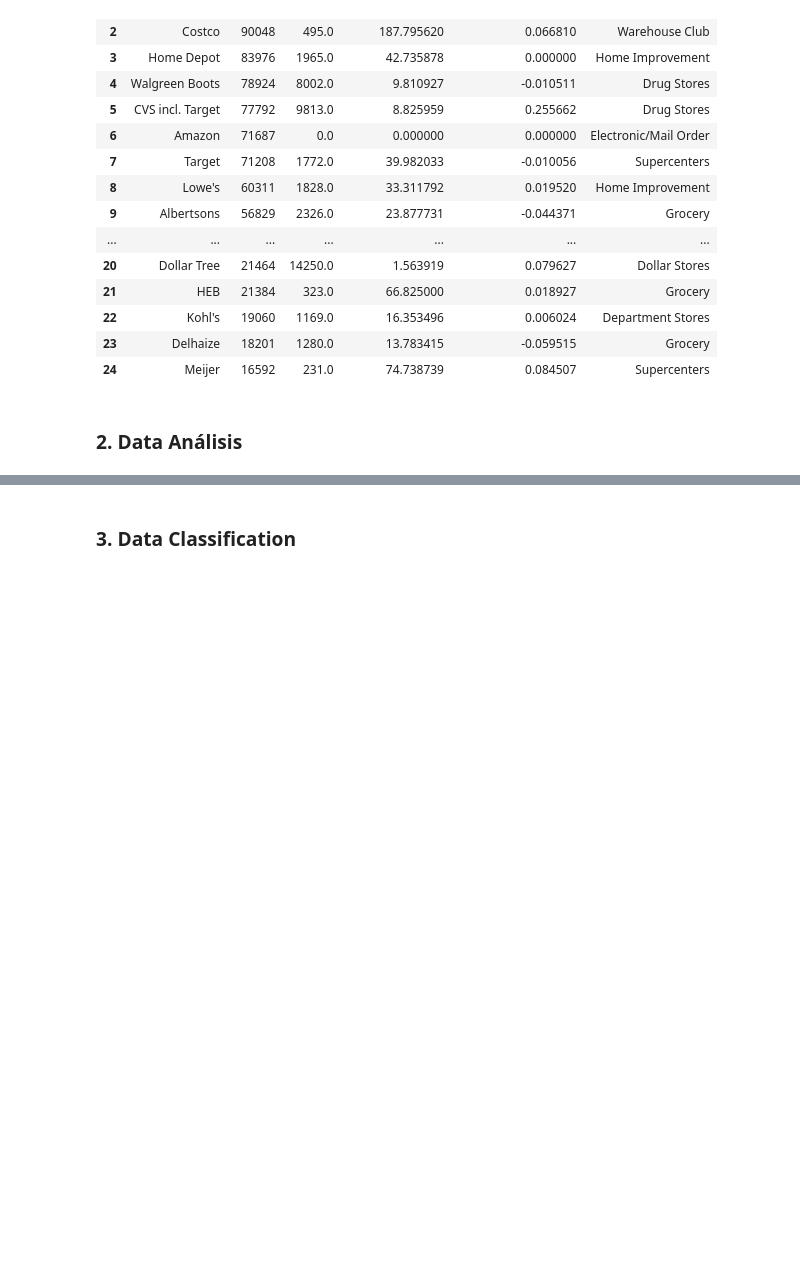
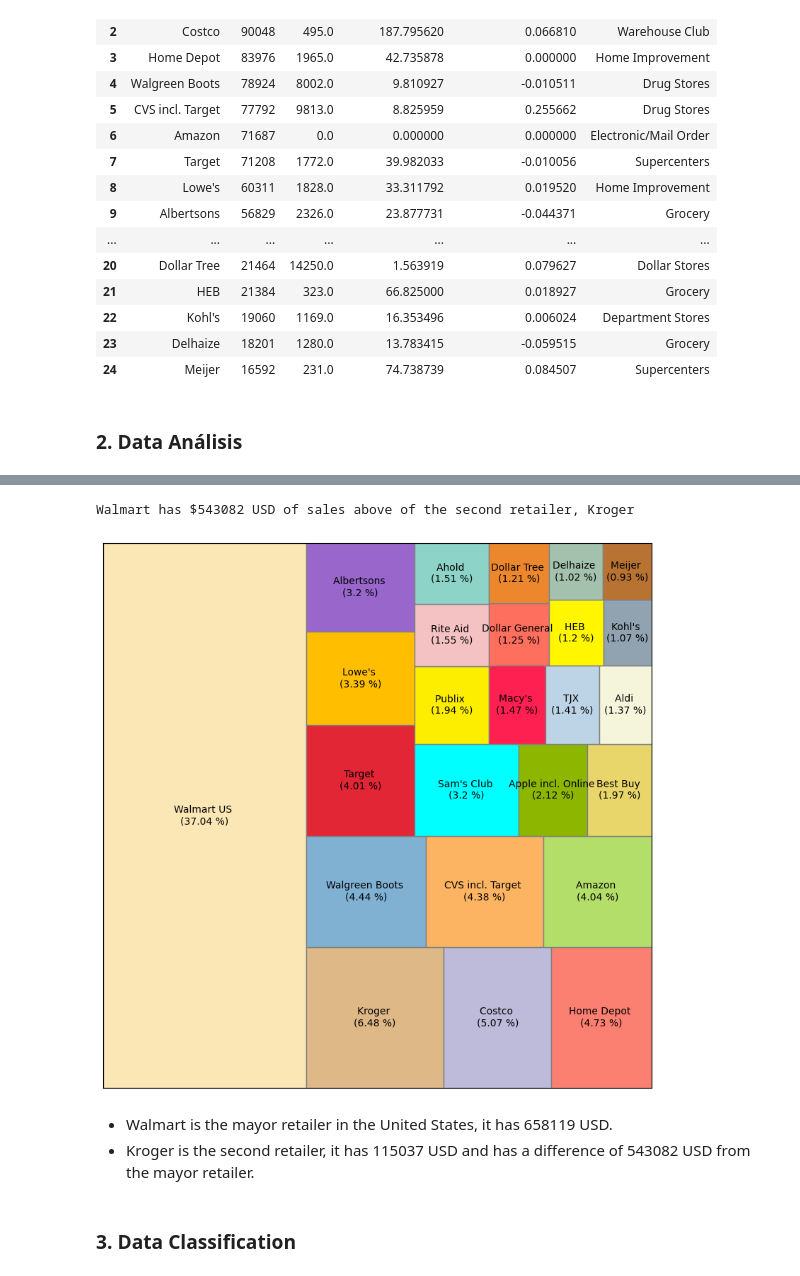
Before and after one commit to r3card0/Data-Academy-Project, a Jupyter notebook: DataAcademyProject.ipynb, the cells around one changed output, grey strips where cells are left out. Drawn from its saved outputs; the diff is of its cells as text; code cells hidden in the pictures; blank space fills up the shorter version.

```diff
--- a/DataAcademyProject.ipynb
+++ b/DataAcademyProject.ipynb
@@ -164,0 +203,8 @@ df1
+# %%
+# Difference between Walmart and Kroger
+salesWalmart = df1.iloc[0,1]
+salesKroger = df1.iloc[1,1]
+difference = salesWalmart - salesKroger
+print(f'Walmart has ${difference} USD of sales above of the second retailer, Kroger')
+# %% [output]
+Walmart has $543082 USD of sales above of the second retailer, Kroger
@@ -165,3 +213,23 @@ df1
+# %%
+df1['Sales %'] = round((df1['Sales'] / df1['Sales'].sum())*100,2)
+# %%
+def distribution(dataframe):
+    plot_labels = [f'{i} \n({str(j)} %)' for i,j in zip(dataframe['Company'], dataframe['Sales %'])]
+
+    plt.figure(figsize=(10,10))
+
+    squarify.plot(sizes=dataframe['Sales %'], label=plot_labels, color=colours, edgecolor='grey')
+
+    # Remove all ticks and labels from x & y axis, but keep border on
+    plt.tick_params(axis='both', which='both', bottom=False, left=False, labelbottom=False, labelleft=False)
+    plt.show()
+# %%
+distribution(df1)
+# %% [output]
+[figure, added]
+# %% [markdown]
+* Walmart is the mayor retailer in the United States, it has 658119 USD.
+* Kroger is the second retailer, it has 115037 USD and has a difference of 543082 USD from the mayor retailer.
 # %% [markdown]
 ### 3. Data Classification
 # %% [markdown]
```
Also changed, not shown: parts of 6 cells of this notebook, 1 other file.
